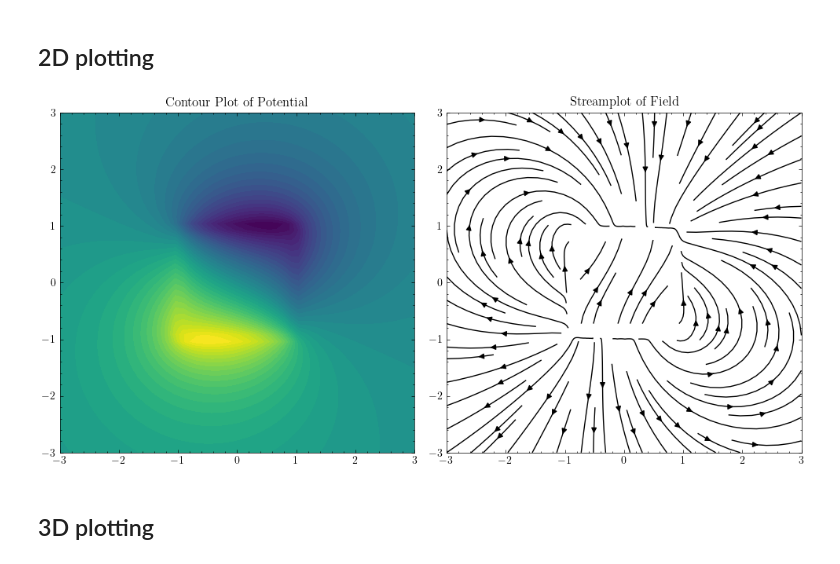
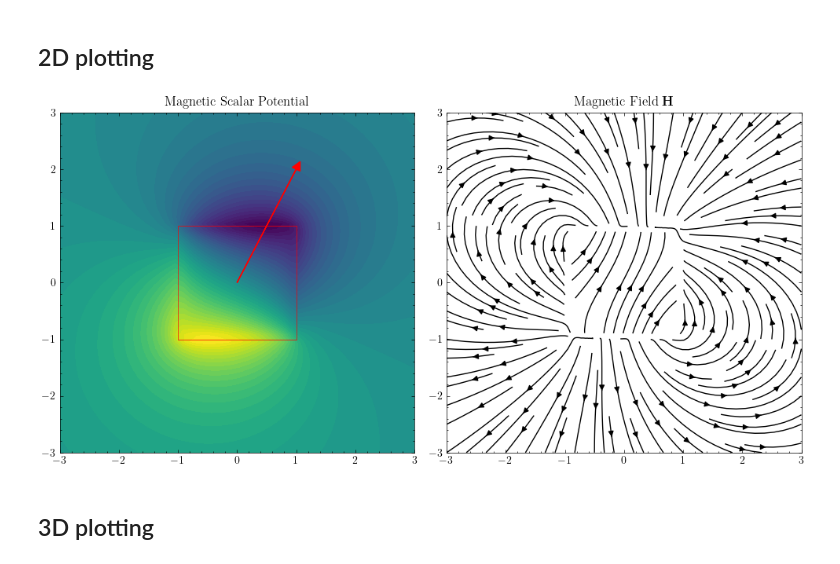
Before and after one commit to cmt-dtu-energy/hypermagnetics, a Jupyter notebook: nbs/sources.ipynb, the cells around one changed output. Saved outputs shown, nothing was run; the diff lists cells and outputs as text; code cells hidden in the pictures.

Commit message:
minor updates to plotting

```diff
--- a/nbs/sources.ipynb
+++ b/nbs/sources.ipynb
@@ -183,32 +183,41 @@ lims = jnp.array([1, 1, 1])
 # %%
 x, y, z = jnp.meshgrid(row, row, jnp.linspace(0, 0, 1))
 r = jnp.stack([x, y, z], axis=-1).reshape(-1, 3)
 
 potential = jax.vmap(_exterior, in_axes=(None, 0, None))(m, r, lims)
 field = -jax.vmap(jax.grad(_exterior, argnums=1), in_axes=(None, 0, None))(m, r, lims)
 
 potential = potential.reshape(res, res)
 field = field.reshape(res, res, 3)
 
+import matplotlib.patches as patches
+
 with plt.style.context("science"):
     fig, (ax1, ax2) = plt.subplots(1, 2, figsize=(10, 5))
 
     # Subplot 1: Contour plot of potential
     ax1.contourf(x[..., 0], y[..., 0], potential, levels=50, cmap="viridis")
-    ax1.set_title("Contour Plot of Potential")
+    ax1.set_title("Magnetic Scalar Potential")
+
+    # Draw red square
+    square = patches.Rectangle(
+        (-1, -1), 2, 2, linewidth=0.5, edgecolor="r", facecolor="none"
+    )
+    ax1.add_patch(square)
+    ax1.arrow(0, 0, m[0], m[1], head_width=0.15, head_length=0.15, fc="r", ec="r")
 
     # Subplot 2: Streamplot of field
     nx = np.array(x[..., 0])
     ny = np.array(y[..., 0])
     Bx = np.array(field[..., 0])
     By = np.array(field[..., 1])
-    ax2.streamplot(nx, ny, Bx, By, color="k")
-    ax2.set_title("Streamplot of Field")
+    ax2.streamplot(nx, ny, Bx, By, color="k", density=1.25)
+    ax2.set_title("Magnetic Field $\mathbf{H}$")
 
     plt.tight_layout()
     plt.show()
 # %% [output]
-[figure, old version]
+[figure, new version]
 # %% [markdown]
 ## 3D plotting
 # %%
```
Also changed, not shown: parts of 1 cell of this notebook.
